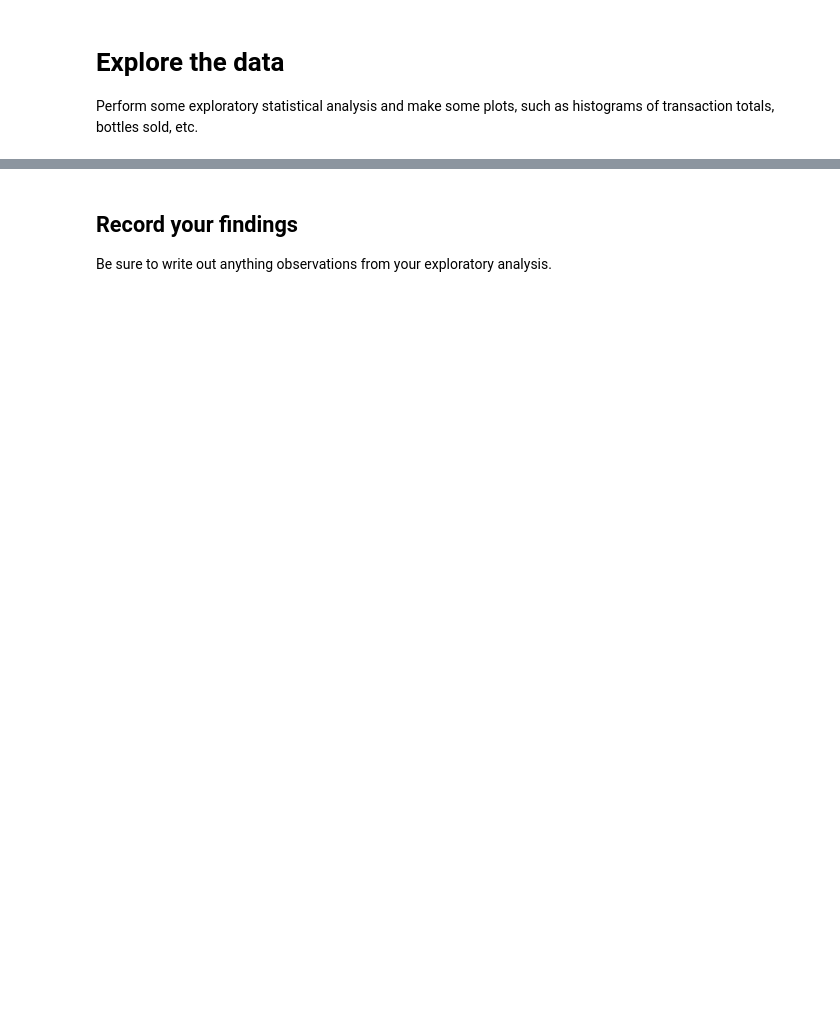
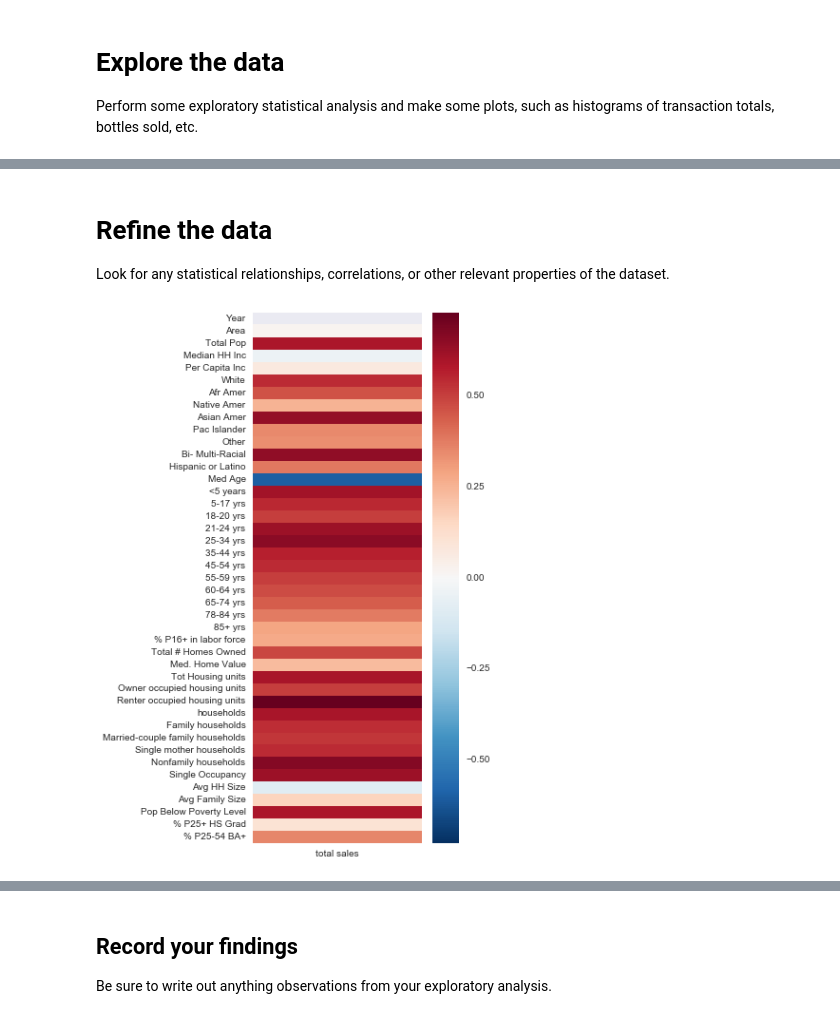
Before and after one commit to spockl/ga-dsi-1, a Jupyter notebook: projects/projects-weekly/project-03/starter-code/project-3-jocelyn-ong.ipynb, the cells around one changed output, grey strips where cells are left out. Drawn from its saved outputs; the diff is of its cells as text; code cells hidden in the pictures; blank space fills up the shorter version.

```diff
--- a/projects/projects-weekly/project-03/starter-code/project-3-jocelyn-ong.ipynb
+++ b/projects/projects-weekly/project-03/starter-code/project-3-jocelyn-ong.ipynb
@@ -467,0 +198,4 @@ plt.scatter(predicted, y)
+# %%
+# Find all the full years in the data set
+not_full_years = [i for i in df2['Year'].unique() if len(df2['Month'][df2['Year']==i].unique()) != 12]
+not_full_years
@@ -467,0 +204,12 @@ plt.scatter(predicted, y)
+# %%
+# We're just interested in the following columns
+col_required = ['Zip Code', 'median bottles sold', 'median sales', 'median volume sold',\
+                'total bottles sold', 'total sales', 'total volume sold', 'Store Count',\
+                'Dollar per litre', 'Area (sqkm)', 'Stores per sqkm', 'Year']
+full_df = df2
+sales_df = full_df.copy()
+# %%
+for i in not_full_years:
+    sales_df = sales_df.drop(sales_df[sales_df['Year']==i].index)
+sales_df = sales_df[sales_df['Year']==2015]
+sales_df = sales_df[col_required]
@@ -467,0 +260,10 @@ plt.scatter(predicted, y)
+# %%
+model_df = sales_df.merge(demo_df, how='left', left_on='Zip Code', right_on='Area')
+# %% [markdown]
+# Refine the data
+Look for any statistical relationships, correlations, or other relevant properties of the dataset.
+# %%
+fig, ax = plt.subplots(figsize=(4,10));
+sns.heatmap(model_df.corr()[['total sales']].iloc[11:]);
+# %% [output]
+[figure, added]
```
Also changed, not shown: parts of 131 cells of this notebook, 4 other files.
